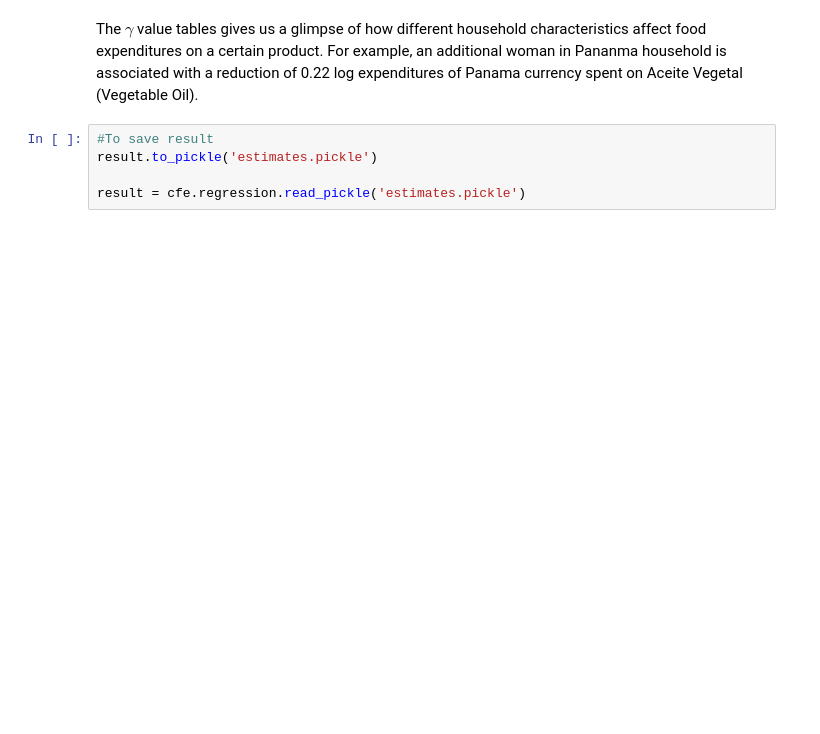
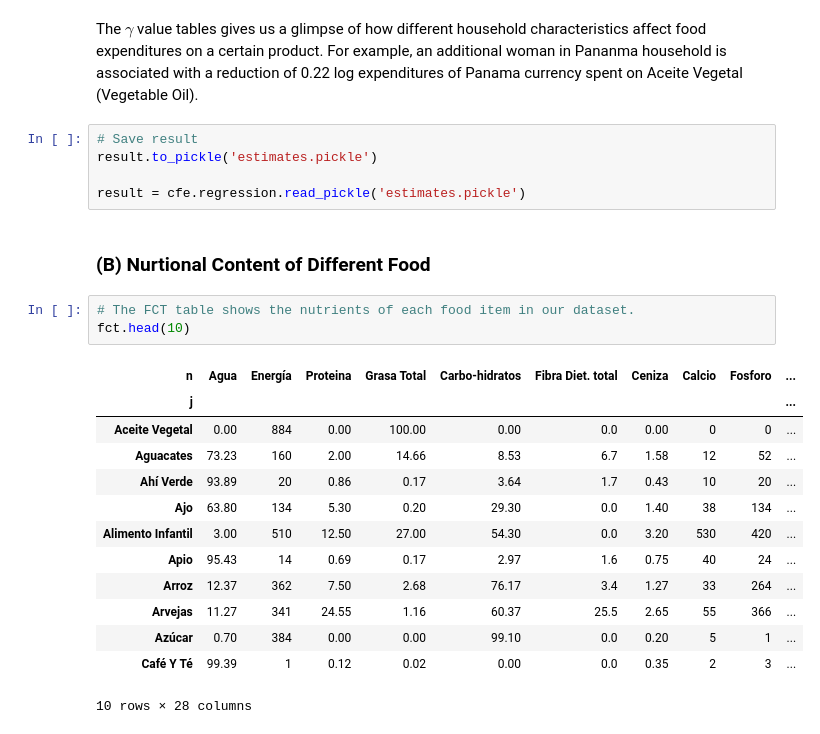
Before and after one commit to yingyinlii/team_johnhicks_proj03, a Jupyter notebook: food_demand.ipynb, the cells around one changed output. Saved outputs shown, nothing was run; the diff lists cells and outputs as text; blank space fills up the shorter version.

```diff
--- a/food_demand.ipynb
+++ b/food_demand.ipynb
@@ -278,7 +336,26 @@ result.gamma
 # %% [markdown]
 The $\gamma$ value tables gives us a glimpse of how different household characteristics affect food expenditures on a certain product. For example, an additional woman in Pananma household is associated with a reduction of 0.22 log expenditures of Panama currency spent on Aceite Vegetal (Vegetable Oil).
 # %%
-#To save result
+# Save result
 result.to_pickle('estimates.pickle')
 
 result = cfe.regression.read_pickle('estimates.pickle')
+# %% [markdown]
+### (B) Nurtional Content of Different Food
+# %%
+# The FCT table shows the nutrients of each food item in our dataset.
+fct.head(10)
+# %% [output]
+| n | Agua | Energía | Proteina | Grasa Total | Carbo-hidratos | Fibra Diet. total | Ceniza | Calcio | Fosforo | ... |
+| j |  |  |  |  |  |  |  |  |  | ... |
+| Aceite Vegetal | 0.00 | 884 | 0.00 | 100.00 | 0.00 | 0.0 | 0.00 | 0 | 0 | ... |
+| Aguacates | 73.23 | 160 | 2.00 | 14.66 | 8.53 | 6.7 | 1.58 | 12 | 52 | ... |
+| Ahí Verde | 93.89 | 20 | 0.86 | 0.17 | 3.64 | 1.7 | 0.43 | 10 | 20 | ... |
+| Ajo | 63.80 | 134 | 5.30 | 0.20 | 29.30 | 0.0 | 1.40 | 38 | 134 | ... |
+| Alimento Infantil | 3.00 | 510 | 12.50 | 27.00 | 54.30 | 0.0 | 3.20 | 530 | 420 | ... |
+| Apio | 95.43 | 14 | 0.69 | 0.17 | 2.97 | 1.6 | 0.75 | 40 | 24 | ... |
+| Arroz | 12.37 | 362 | 7.50 | 2.68 | 76.17 | 3.4 | 1.27 | 33 | 264 | ... |
+| Arvejas | 11.27 | 341 | 24.55 | 1.16 | 60.37 | 25.5 | 2.65 | 55 | 366 | ... |
+| Azúcar | 0.70 | 384 | 0.00 | 0.00 | 99.10 | 0.0 | 0.20 | 5 | 1 | ... |
+| Café Y Té | 99.39 | 1 | 0.12 | 0.02 | 0.00 | 0.0 | 0.35 | 2 | 3 | ... |
+10 rows × 28 columns
```
Also changed, not shown: parts of 20 cells of this notebook.
